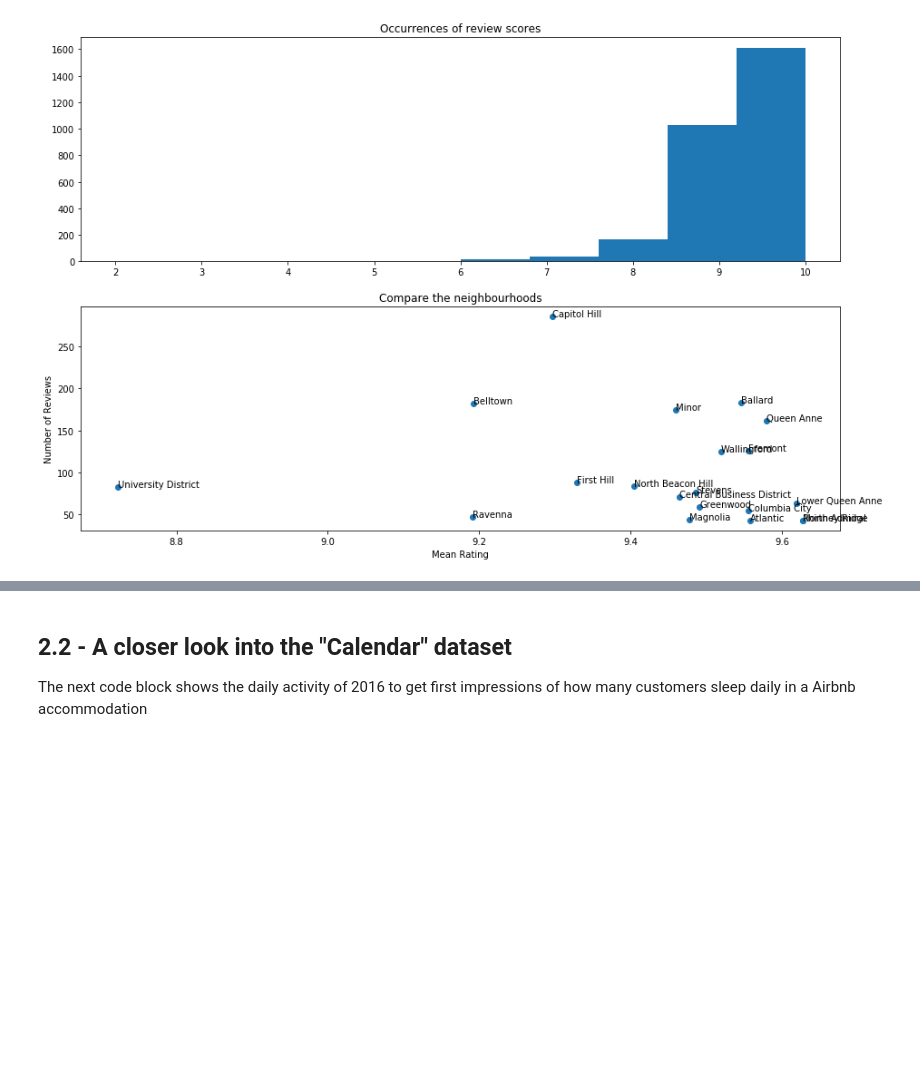
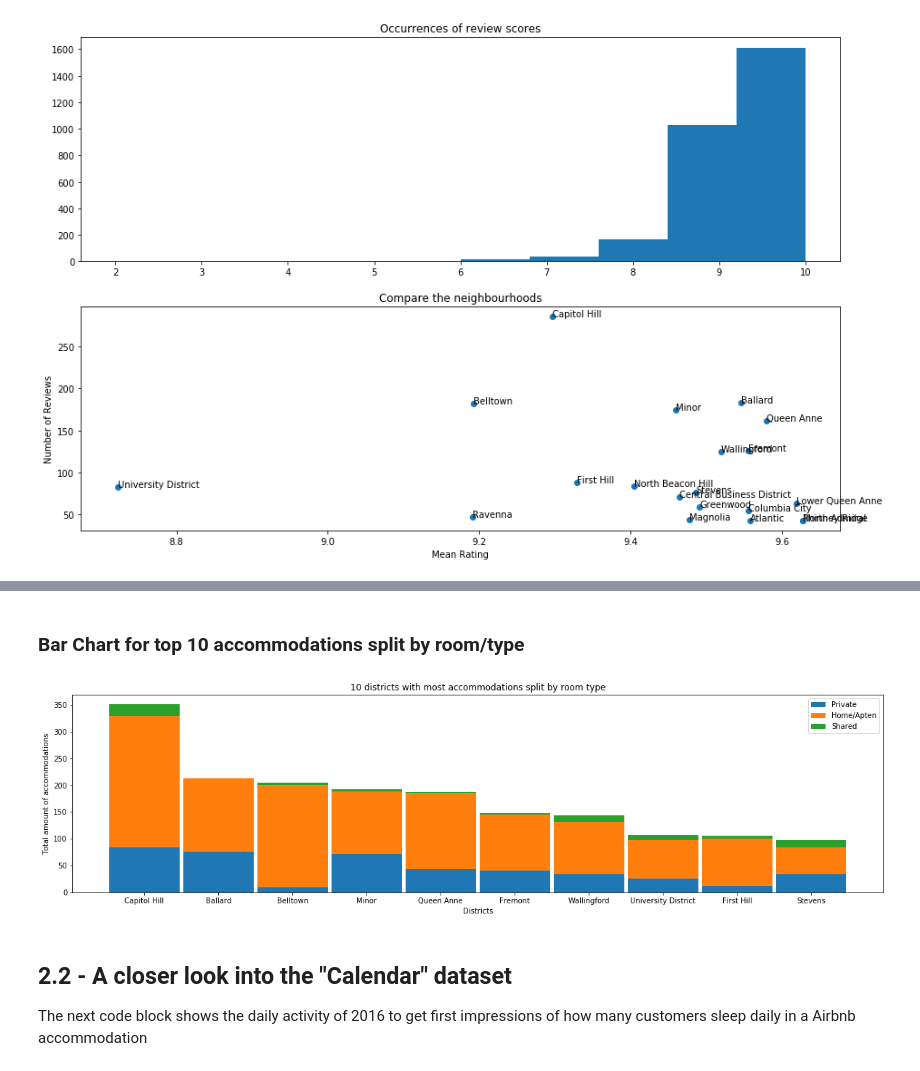
Before and after one commit to Mavengence/Kaggle-Seattle-Airbnb-Analysis-IS4861-Assignment, a Jupyter notebook: IS4861_group_project_airbnb.ipynb, the cells around one changed output, grey strips where cells are left out. Saved outputs shown, nothing was run; the diff lists cells and outputs as text; code cells hidden in the pictures; blank space fills up the shorter version.

```diff
--- a/IS4861_group_project_airbnb.ipynb
+++ b/IS4861_group_project_airbnb.ipynb
@@ -249,3 +285,23 @@ plt.show()
+# %% [markdown]
+### Bar Chart for top 10 accommodations split by room/type
+# %%
+y_pos = np.arange(len(hoods))
+width = 0.95
+
+plt.figure(figsize=(20,5))
+
+p1 = plt.bar(y_pos, histo[0], width)
+p2 = plt.bar(y_pos, histo[1], width, bottom=histo[0])
+p3 = plt.bar(y_pos, histo[2], width, bottom=histo[1] + histo[0])
+
+plt.title('10 districts with most accommodations split by room type')
+plt.xticks(y_pos, hoods)
+plt.xlabel("Districts")
+plt.ylabel("Total amount of accommodations")
+plt.legend((p1[0], p2[0], p3[0]), ('Private', 'Home/Apten', 'Shared'))
+plt.show()
+# %% [output]
+[figure, added]
 # %% [markdown]
 ## 2.2 - A closer look into the "Calendar" dataset
 The next code block shows the daily activity of 2016 to get first impressions of how many customers sleep daily in a Airbnb accommodation
```
Also changed, not shown: parts of 5 cells of this notebook.
